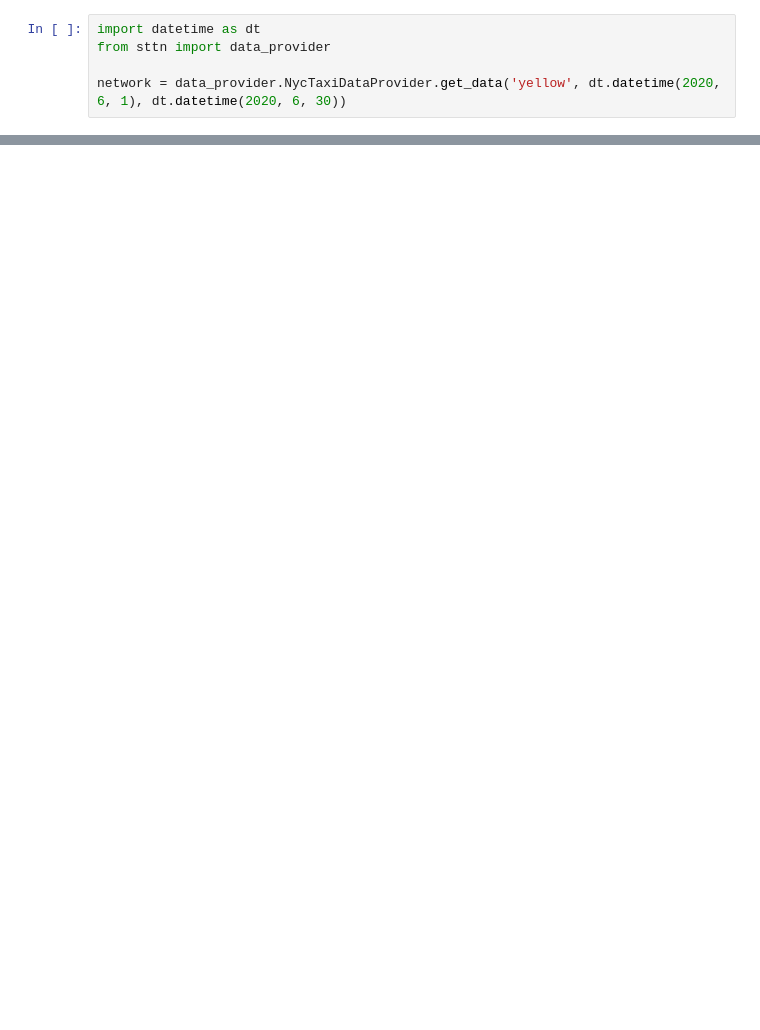
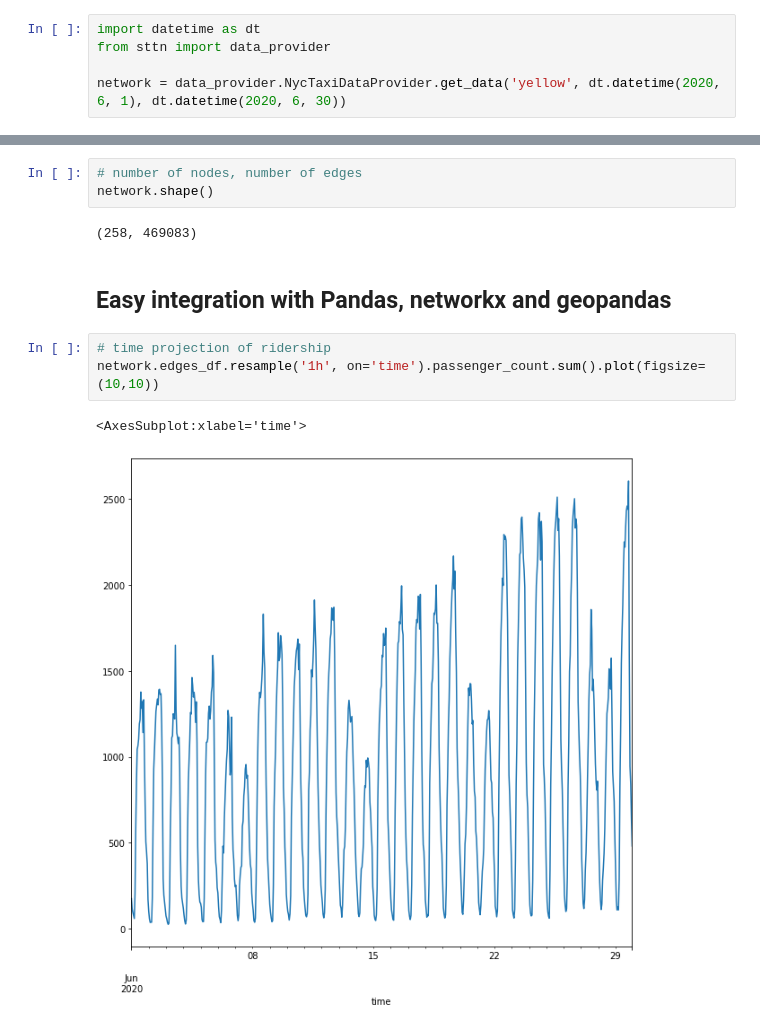
Before and after one commit to yuribogomolov/sttn, a Jupyter notebook: notebooks/nyc_taxi_demo.ipynb, the cells around one changed output, grey strips where cells are left out. Drawn from its saved outputs; the diff is of its cells as text; blank space fills up the shorter version.

```diff
--- a/notebooks/nyc_taxi_demo.ipynb
+++ b/notebooks/nyc_taxi_demo.ipynb
@@ -15,0 +18,13 @@ ax.set(xticks=[], yticks=[])
+# %%
+# number of nodes, number of edges
+network.shape()
+# %% [output]
+(258, 469083)
+# %% [markdown]
+## Easy integration with Pandas, networkx and geopandas
+# %%
+# time projection of ridership
+network.edges_df.resample('1h', on='time').passenger_count.sum().plot(figsize=(10,10))
+# %% [output]
+<AxesSubplot:xlabel='time'>
+[figure, added]
```
Also changed, not shown: parts of 11 cells of this notebook, 7 other files.
